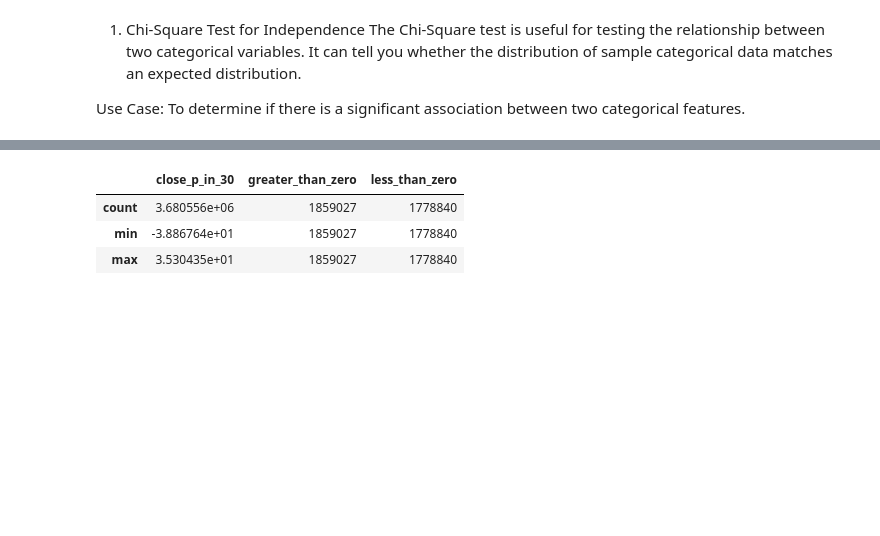
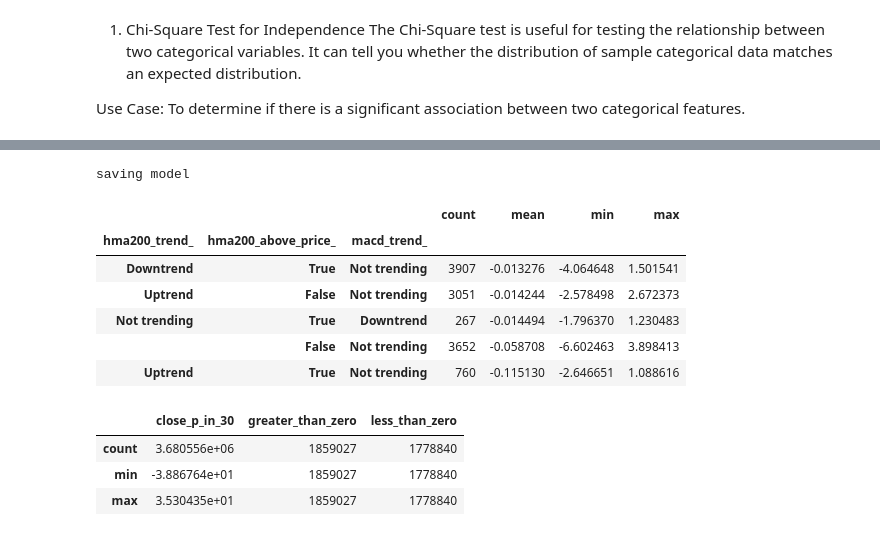
Before and after one commit to alessioricco/SCALP, a Jupyter notebook: nb_find_attributes.ipynb, the cells around one changed output, grey strips where cells are left out. Saved outputs shown, nothing was run; the diff lists cells and outputs as text; code cells hidden in the pictures; blank space fills up the shorter version.

```diff
--- a/nb_find_attributes.ipynb
+++ b/nb_find_attributes.ipynb
@@ -232,0 +234,15 @@ get_best_group(new_df, cluster2, period)
+# %%
+print(new_df.columns)
+results = []
+new_df['target'] = np.where(new_df[f'close_p_in_{period}'] < 0, 'Decrease', 'Increase')
+for feature in all_features:
+    contingency_table = pd.crosstab(new_df[feature], new_df['target'])
+    chi2, p, dof, expected = chi2_contingency(contingency_table)
+    results.append({'feature': feature, 'chi2': chi2, 'p-value': p})
+
+# Sort the results by chi2 in descending order
+results = sorted(results, key=lambda x: x['chi2'], reverse=True)
+
+# Display the sorted results
+for result in results:
+    print(f"Feature: {result['feature']}, Chi-Square Value: {result['chi2']}, P-Value: {result['p-value']}")
@@ -233,3 +267,25 @@ get_best_group(new_df, cluster2, period)
+# %%
+cluster1 = ['hma200_trend_','hma200_above_price_','macd_trend_']
+best_df = get_best_group(new_df, cluster1, period, ascending=False, head=False)
+
+save_model = True
+if save_model:
+    print("saving model")
+    x = convert_grouped_to_dataframe(best_df)
+    x = x[cluster1 ]
+    x['signal'] = 'Sell'
+    x.to_csv(f"./simple_model_sell.csv")
+
+best_df
+# %% [output]
+saving model
+|  |  |  | count | mean | min | max |
+| hma200_trend_ | hma200_above_price_ | macd_trend_ |  |  |  |  |
+| Downtrend | True | Not trending | 3907 | -0.013276 | -4.064648 | 1.501541 |
+| Uptrend | False | Not trending | 3051 | -0.014244 | -2.578498 | 2.672373 |
+| Not trending | True | Downtrend | 267 | -0.014494 | -1.796370 | 1.230483 |
+|  | False | Not trending | 3652 | -0.058708 | -6.602463 | 3.898413 |
+| Uptrend | True | Not trending | 760 | -0.115130 | -2.646651 | 1.088616 |
 # %%
 column = f'close_p_in_{period}'
 
```
Also changed, not shown: parts of 7 cells of this notebook, 6 other files.
